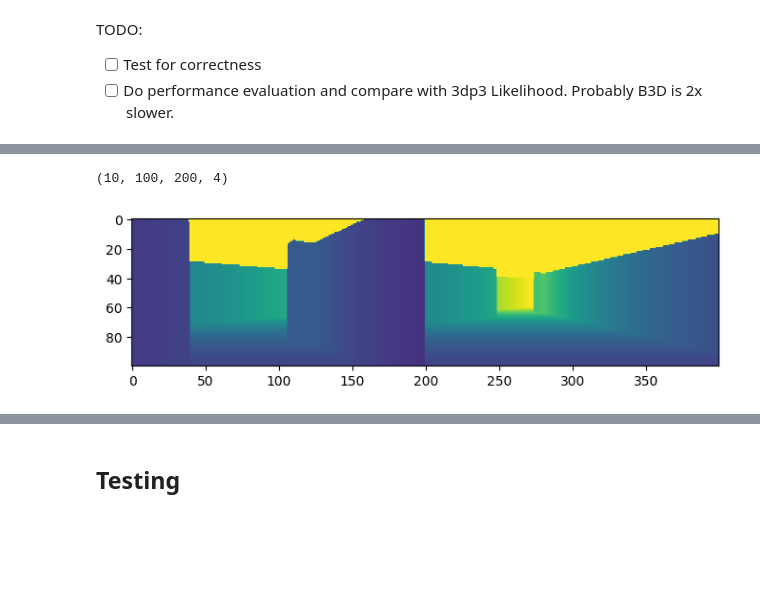
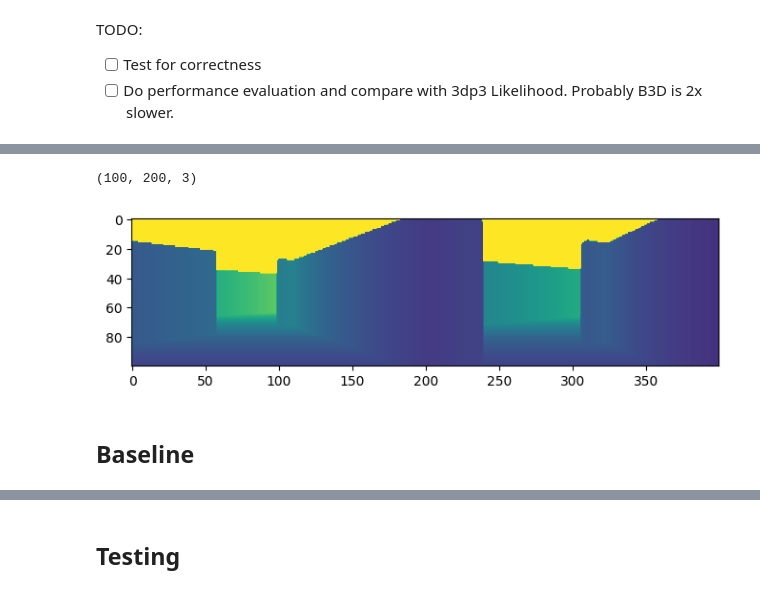
Before and after one commit to mirkoklukas/bayes3d, a Jupyter notebook: scripts/notebooks/_mkl/01 - Likelihood Constrained to Rays.ipynb, the cells around one changed output, grey strips where cells are left out. Saved outputs shown, nothing was run; the diff lists cells and outputs as text; code cells hidden in the pictures; blank space fills up the shorter version.

```diff
--- a/scripts/notebooks/_mkl/01 - Likelihood Constrained to Rays.ipynb
+++ b/scripts/notebooks/_mkl/01 - Likelihood Constrained to Rays.ipynb
@@ -26,20 +93,18 @@ logsumexp = jax.scipy.special.logsumexp
 # %%
 imgs = []
 for t in range(10):
     im = np.load(f"./data/test_imgs/img_{t}.npy")
     imgs.append(jnp.array(im))
 
 imgs = jnp.array(imgs)
 
-print(imgs.shape)
 
-
-X = imgs[10,:,:,:3]
-Y = imgs[2,:,:,:3]
-
-
+X = imgs[7,:,:,:3]
+Y = imgs[9,:,:,:3]
+print(X.shape)
+# ---------------------
 plt.figure(figsize=(8,2))
 plt.imshow(jnp.concatenate([X[:,:,2],Y[:,:,2]], axis=1), vmin=0., vmax=5);
 # %% [output]
-(10, 100, 200, 4)
+(100, 200, 3)
-[figure, old version]
+[figure, new version]
@@ -130,0 +150,2 @@ constrained_lh_jit = jit(constrained_lh,static_argnames=("w",))
+# %% [markdown]
+## Baseline
```
Also changed, not shown: parts of 38 cells of this notebook, 7 other files.
